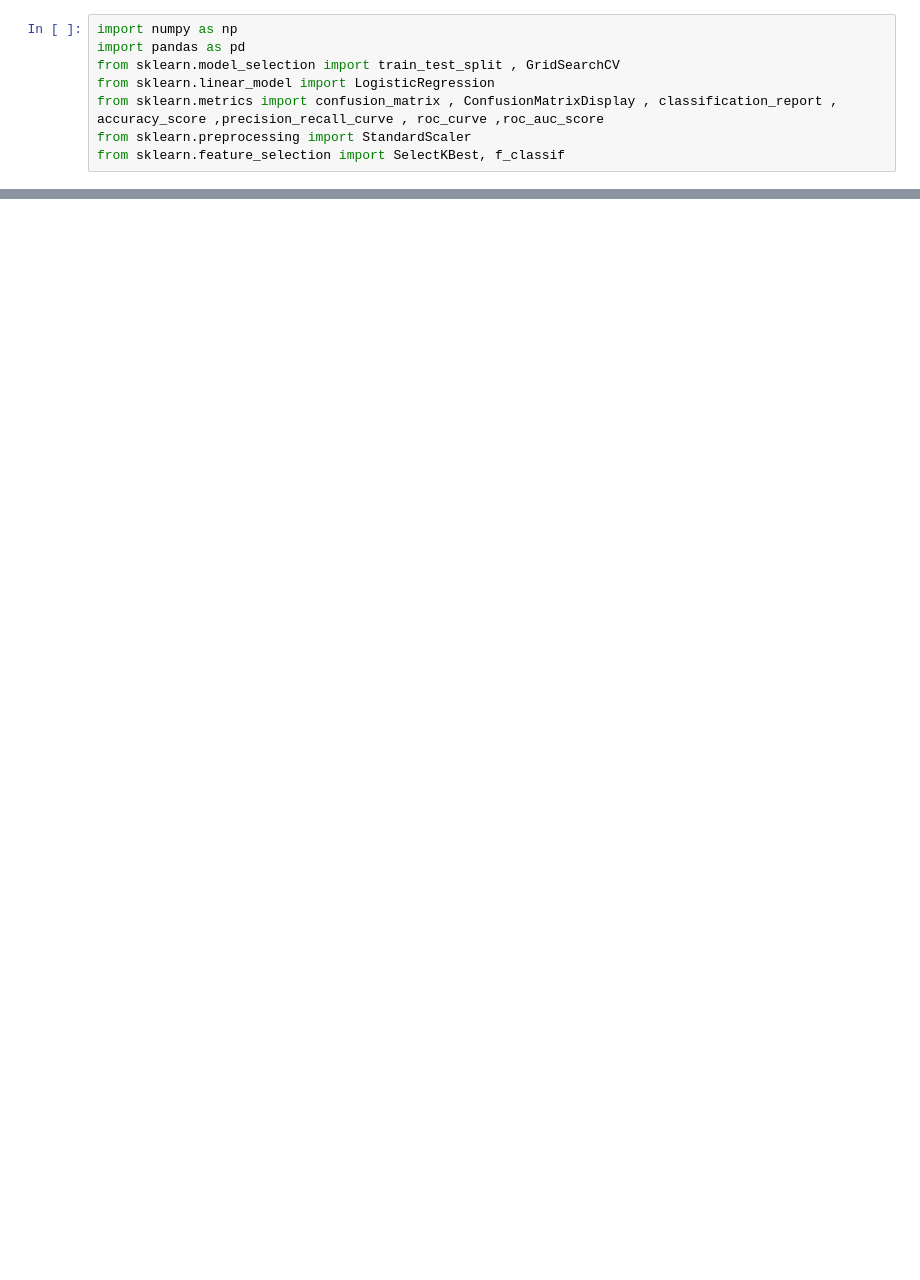
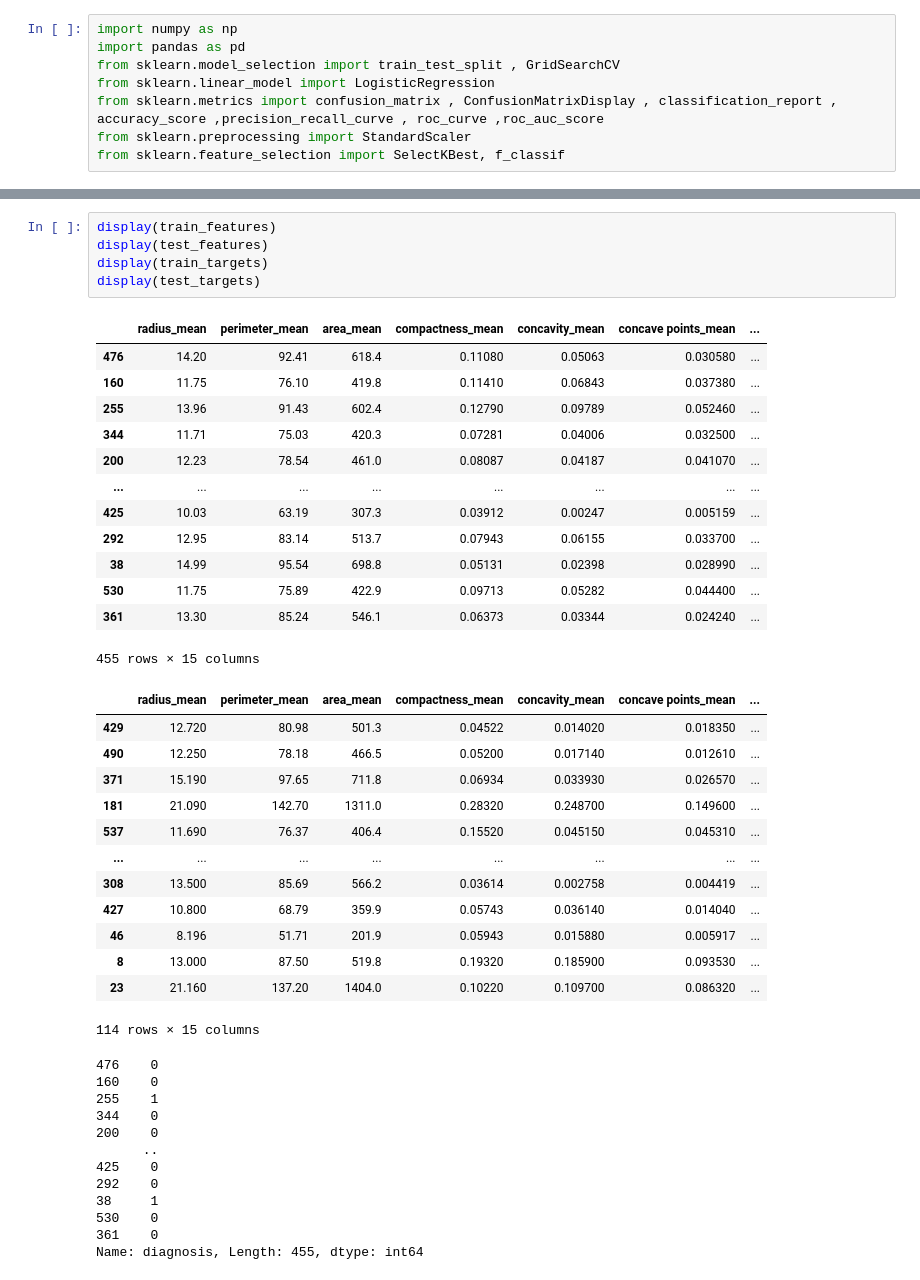
Before and after one commit to Virnirr/Breast-Cancer-Wisconsin-Machine-Learning, a Jupyter notebook: breast_cancer_prediction.ipynb, the cells around one changed output, grey strips where cells are left out. Cells and saved outputs as stored; diff of their text form; blank space fills up the shorter version.

```diff
--- a/breast_cancer_prediction.ipynb
+++ b/breast_cancer_prediction.ipynb
@@ -45,0 +72,44 @@ Name: diagnosis, Length: 569, dtype: int64
+# %%
+display(train_features)
+display(test_features)
+display(train_targets)
+display(test_targets)
+# %% [output]
+|  | radius_mean | perimeter_mean | area_mean | compactness_mean | concavity_mean | concave points_mean | ... |
+| 476 | 14.20 | 92.41 | 618.4 | 0.11080 | 0.05063 | 0.030580 | ... |
+| 160 | 11.75 | 76.10 | 419.8 | 0.11410 | 0.06843 | 0.037380 | ... |
+| 255 | 13.96 | 91.43 | 602.4 | 0.12790 | 0.09789 | 0.052460 | ... |
+| 344 | 11.71 | 75.03 | 420.3 | 0.07281 | 0.04006 | 0.032500 | ... |
+| 200 | 12.23 | 78.54 | 461.0 | 0.08087 | 0.04187 | 0.041070 | ... |
+| ... | ... | ... | ... | ... | ... | ... | ... |
+| 425 | 10.03 | 63.19 | 307.3 | 0.03912 | 0.00247 | 0.005159 | ... |
+| 292 | 12.95 | 83.14 | 513.7 | 0.07943 | 0.06155 | 0.033700 | ... |
+| 38 | 14.99 | 95.54 | 698.8 | 0.05131 | 0.02398 | 0.028990 | ... |
+| 530 | 11.75 | 75.89 | 422.9 | 0.09713 | 0.05282 | 0.044400 | ... |
+| 361 | 13.30 | 85.24 | 546.1 | 0.06373 | 0.03344 | 0.024240 | ... |
+455 rows × 15 columns
+|  | radius_mean | perimeter_mean | area_mean | compactness_mean | concavity_mean | concave points_mean | ... |
+| 429 | 12.720 | 80.98 | 501.3 | 0.04522 | 0.014020 | 0.018350 | ... |
+| 490 | 12.250 | 78.18 | 466.5 | 0.05200 | 0.017140 | 0.012610 | ... |
+| 371 | 15.190 | 97.65 | 711.8 | 0.06934 | 0.033930 | 0.026570 | ... |
+| 181 | 21.090 | 142.70 | 1311.0 | 0.28320 | 0.248700 | 0.149600 | ... |
+| 537 | 11.690 | 76.37 | 406.4 | 0.15520 | 0.045150 | 0.045310 | ... |
+| ... | ... | ... | ... | ... | ... | ... | ... |
+| 308 | 13.500 | 85.69 | 566.2 | 0.03614 | 0.002758 | 0.004419 | ... |
+| 427 | 10.800 | 68.79 | 359.9 | 0.05743 | 0.036140 | 0.014040 | ... |
+| 46 | 8.196 | 51.71 | 201.9 | 0.05943 | 0.015880 | 0.005917 | ... |
+| 8 | 13.000 | 87.50 | 519.8 | 0.19320 | 0.185900 | 0.093530 | ... |
+| 23 | 21.160 | 137.20 | 1404.0 | 0.10220 | 0.109700 | 0.086320 | ... |
+114 rows × 15 columns
+476    0
+160    0
+255    1
+344    0
+200    0
+      ..
+425    0
+292    0
+38     1
+530    0
+361    0
+Name: diagnosis, Length: 455, dtype: int64
```
Also changed, not shown: parts of 5 cells of this notebook.
